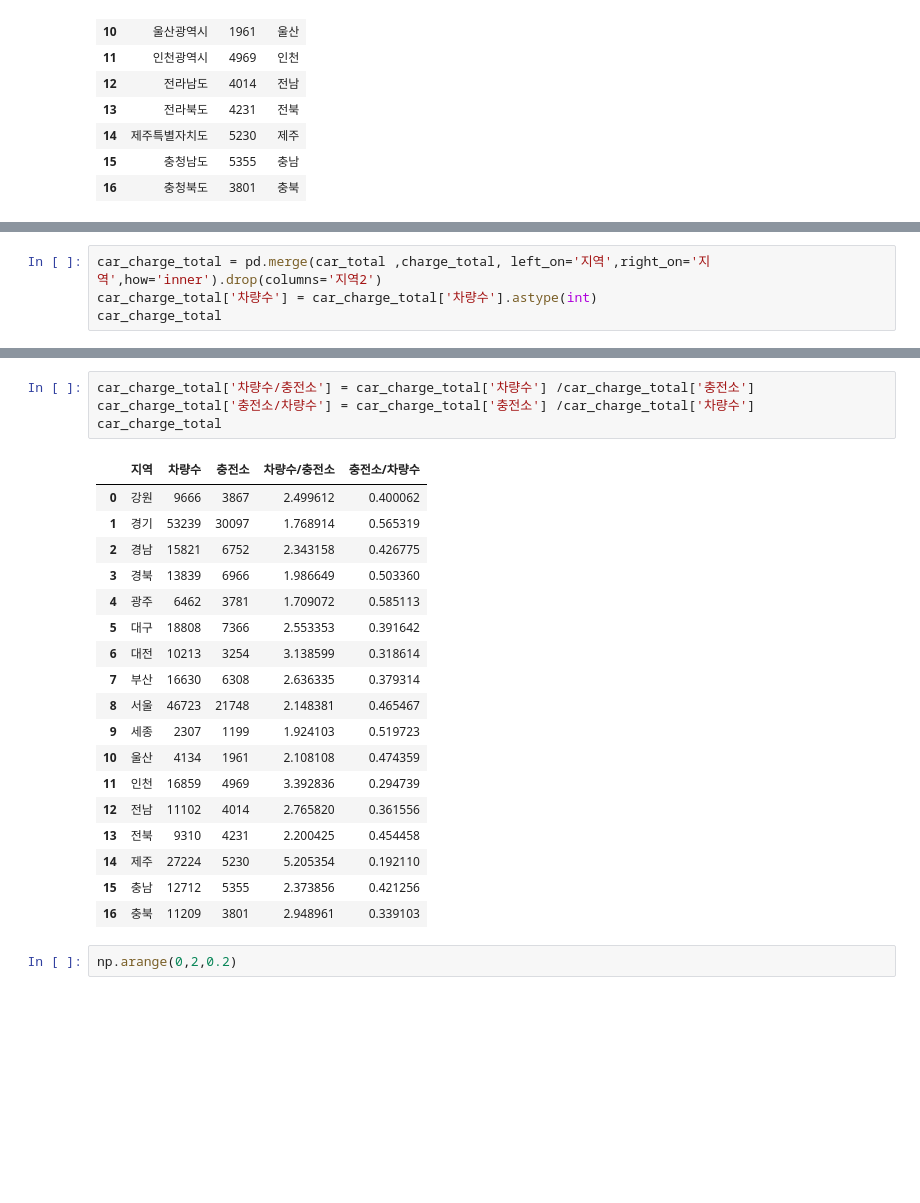
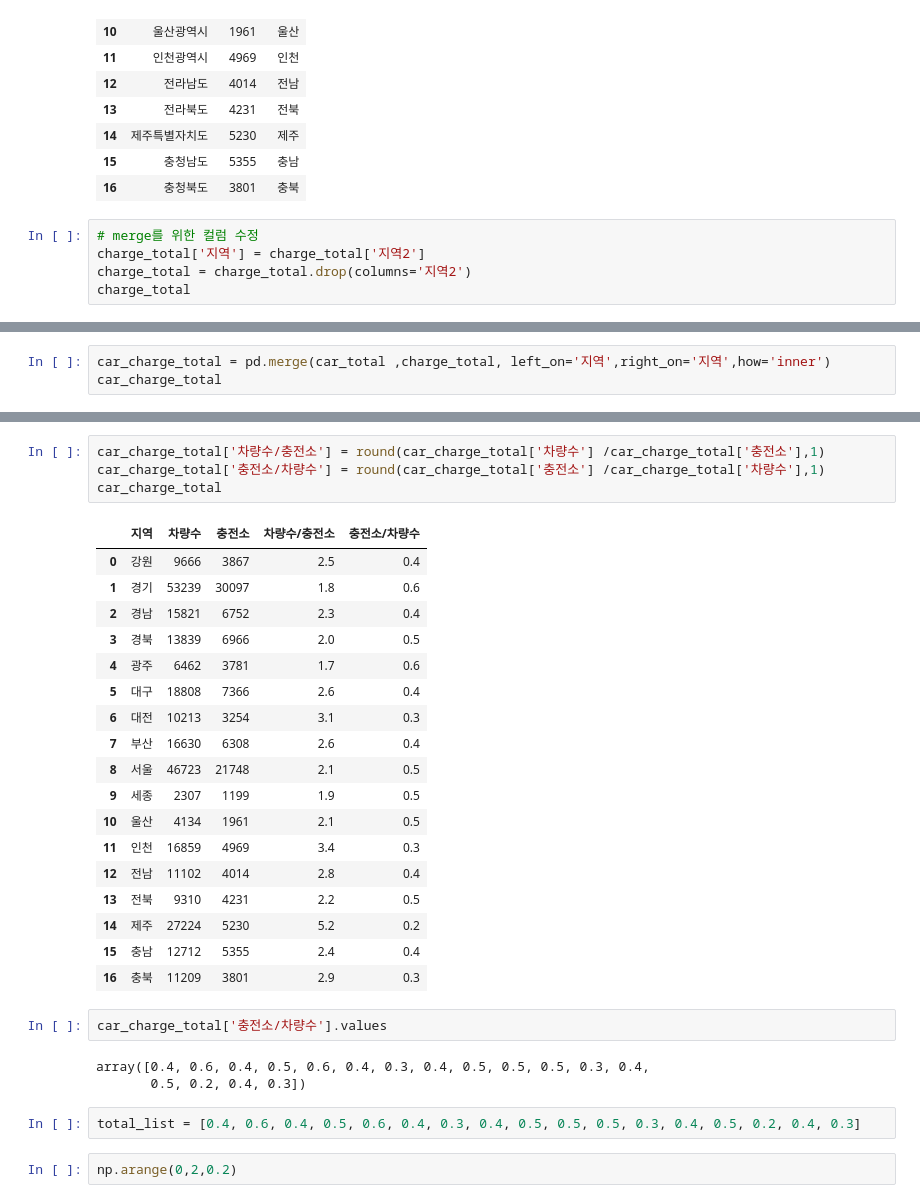
Before and after one commit to JBindio/StudyPython, a Jupyter notebook: 06.project/eletronic00.ipynb, the cells around one changed output, grey strips where cells are left out. Cells and saved outputs as stored; diff of their text form; blank space fills up the shorter version.

```diff
--- a/06.project/eletronic00.ipynb
+++ b/06.project/eletronic00.ipynb
@@ -213,3 +234,8 @@ charge_total
 | 14 | 제주특별자치도 | 5230 | 제주 |
 | 15 | 충청남도 | 5355 | 충남 |
 | 16 | 충청북도 | 3801 | 충북 |
+# %%
+# merge를 위한 컬럼 수정
+charge_total['지역'] = charge_total['지역2']
+charge_total = charge_total.drop(columns='지역2')
+charge_total
@@ -216,6 +261,5 @@ charge_total
 # %%
-car_charge_total = pd.merge(car_total ,charge_total, left_on='지역',right_on='지역',how='inner').drop(columns='지역2')
-car_charge_total['차량수'] = car_charge_total['차량수'].astype(int)
+car_charge_total = pd.merge(car_total ,charge_total, left_on='지역',right_on='지역',how='inner')
 car_charge_total
 # %% [output]
 |  | 지역 | 차량수 | 충전소 |
@@ -239,26 +305,33 @@ car_charge_total
 # %%
-car_charge_total['차량수/충전소'] = car_charge_total['차량수'] /car_charge_total['충전소']
-car_charge_total['충전소/차량수'] = car_charge_total['충전소'] /car_charge_total['차량수']
+car_charge_total['차량수/충전소'] = round(car_charge_total['차량수'] /car_charge_total['충전소'],1)
+car_charge_total['충전소/차량수'] = round(car_charge_total['충전소'] /car_charge_total['차량수'],1)
 car_charge_total
 # %% [output]
 |  | 지역 | 차량수 | 충전소 | 차량수/충전소 | 충전소/차량수 |
-| 0 | 강원 | 9666 | 3867 | 2.499612 | 0.400062 |
-| 1 | 경기 | 53239 | 30097 | 1.768914 | 0.565319 |
-| 2 | 경남 | 15821 | 6752 | 2.343158 | 0.426775 |
-| 3 | 경북 | 13839 | 6966 | 1.986649 | 0.503360 |
-| 4 | 광주 | 6462 | 3781 | 1.709072 | 0.585113 |
-| 5 | 대구 | 18808 | 7366 | 2.553353 | 0.391642 |
-| 6 | 대전 | 10213 | 3254 | 3.138599 | 0.318614 |
-| 7 | 부산 | 16630 | 6308 | 2.636335 | 0.379314 |
-| 8 | 서울 | 46723 | 21748 | 2.148381 | 0.465467 |
-| 9 | 세종 | 2307 | 1199 | 1.924103 | 0.519723 |
-| 10 | 울산 | 4134 | 1961 | 2.108108 | 0.474359 |
-| 11 | 인천 | 16859 | 4969 | 3.392836 | 0.294739 |
-| 12 | 전남 | 11102 | 4014 | 2.765820 | 0.361556 |
-| 13 | 전북 | 9310 | 4231 | 2.200425 | 0.454458 |
-| 14 | 제주 | 27224 | 5230 | 5.205354 | 0.192110 |
-| 15 | 충남 | 12712 | 5355 | 2.373856 | 0.421256 |
-| 16 | 충북 | 11209 | 3801 | 2.948961 | 0.339103 |
+| 0 | 강원 | 9666 | 3867 | 2.5 | 0.4 |
+| 1 | 경기 | 53239 | 30097 | 1.8 | 0.6 |
+| 2 | 경남 | 15821 | 6752 | 2.3 | 0.4 |
+| 3 | 경북 | 13839 | 6966 | 2.0 | 0.5 |
+| 4 | 광주 | 6462 | 3781 | 1.7 | 0.6 |
+| 5 | 대구 | 18808 | 7366 | 2.6 | 0.4 |
+| 6 | 대전 | 10213 | 3254 | 3.1 | 0.3 |
+| 7 | 부산 | 16630 | 6308 | 2.6 | 0.4 |
+| 8 | 서울 | 46723 | 21748 | 2.1 | 0.5 |
+| 9 | 세종 | 2307 | 1199 | 1.9 | 0.5 |
+| 10 | 울산 | 4134 | 1961 | 2.1 | 0.5 |
+| 11 | 인천 | 16859 | 4969 | 3.4 | 0.3 |
+| 12 | 전남 | 11102 | 4014 | 2.8 | 0.4 |
+| 13 | 전북 | 9310 | 4231 | 2.2 | 0.5 |
+| 14 | 제주 | 27224 | 5230 | 5.2 | 0.2 |
+| 15 | 충남 | 12712 | 5355 | 2.4 | 0.4 |
+| 16 | 충북 | 11209 | 3801 | 2.9 | 0.3 |
+# %%
+car_charge_total['충전소/차량수'].values
+# %% [output]
+array([0.4, 0.6, 0.4, 0.5, 0.6, 0.4, 0.3, 0.4, 0.5, 0.5, 0.5, 0.3, 0.4,
+       0.5, 0.2, 0.4, 0.3])
+# %%
+total_list = [0.4, 0.6, 0.4, 0.5, 0.6, 0.4, 0.3, 0.4, 0.5, 0.5, 0.5, 0.3, 0.4, 0.5, 0.2, 0.4, 0.3]
 # %%
 np.arange(0,2,0.2)
 # %% [output]
```
Also changed, not shown: parts of 7 cells of this notebook, 28 other files.
